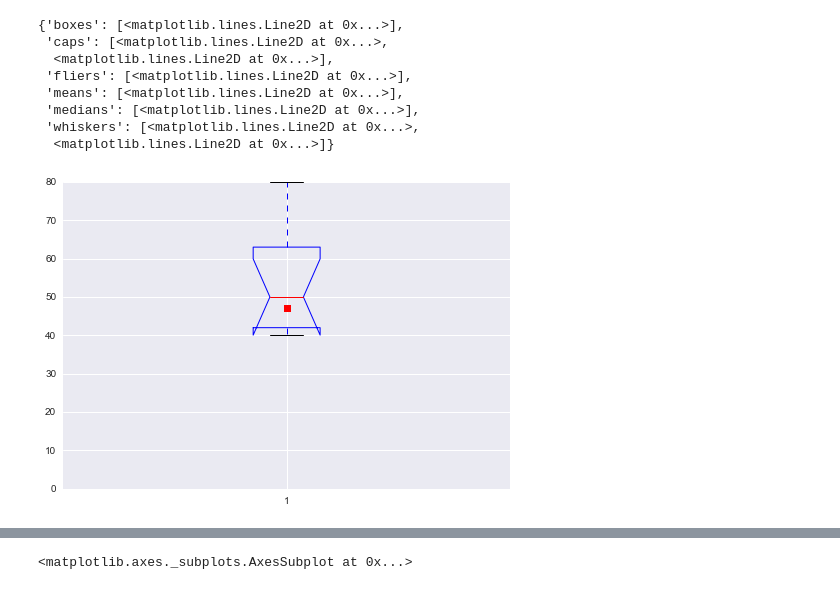
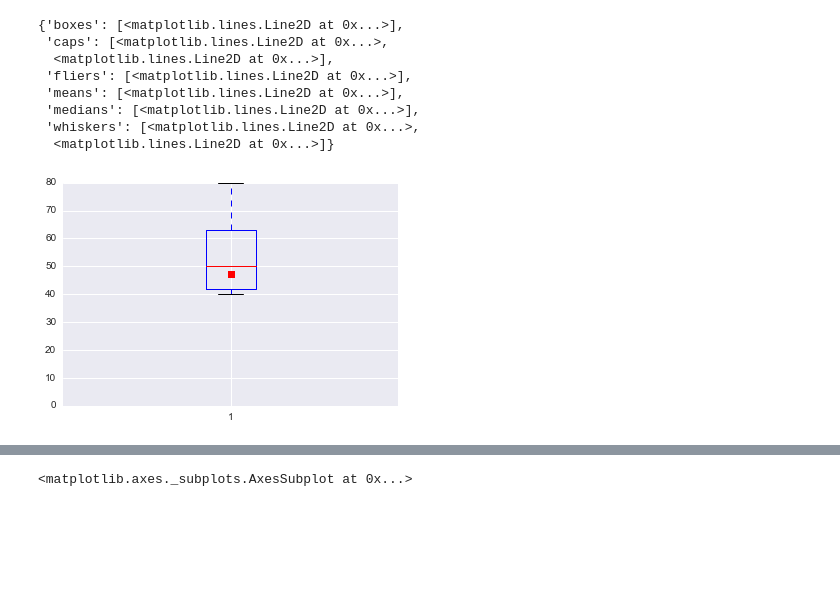
Before and after one commit to lloyd-dong/machine_learning, a Jupyter notebook: data_explorer/box-whisker.ipynb, the cells around one changed output, grey strips where cells are left out. Saved outputs shown, nothing was run; the diff lists cells and outputs as text; code cells hidden in the pictures; blank space fills up the shorter version.

```diff
--- a/data_explorer/box-whisker.ipynb
+++ b/data_explorer/box-whisker.ipynb
@@ -7,14 +7,14 @@ import seaborn as sns
 from scipy import stats
 # %%
 data = [2,3,40,44,45,50,55,60,66,73,80]
-plt.boxplot(data,notch=True,showmeans=True)
+plt.boxplot(data,showmeans=True)
 # %% [output]
 {'boxes': [<matplotlib.lines.Line2D at 0x...>],
  'caps': [<matplotlib.lines.Line2D at 0x...>,
   <matplotlib.lines.Line2D at 0x...>],
  'fliers': [<matplotlib.lines.Line2D at 0x...>],
  'means': [<matplotlib.lines.Line2D at 0x...>],
  'medians': [<matplotlib.lines.Line2D at 0x...>],
  'whiskers': [<matplotlib.lines.Line2D at 0x...>,
   <matplotlib.lines.Line2D at 0x...>]}
-[figure, old version]
+[figure, new version]
```
Also changed, not shown: parts of 5 cells of this notebook, 1 other file.
